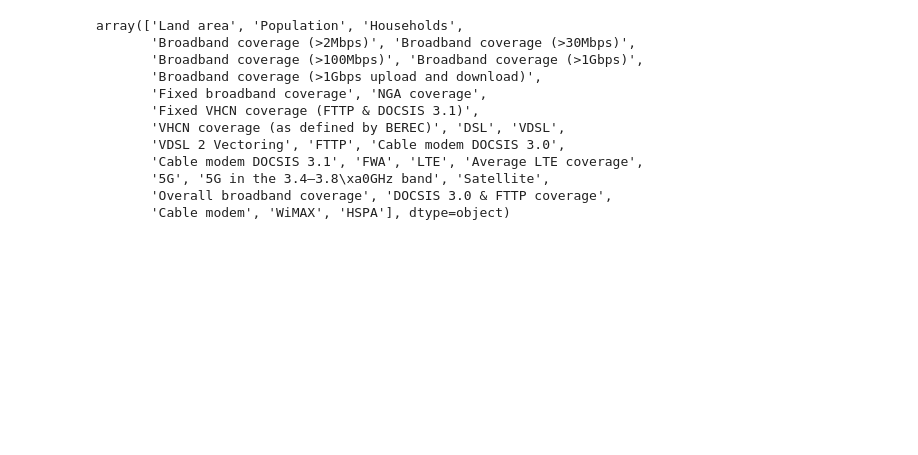
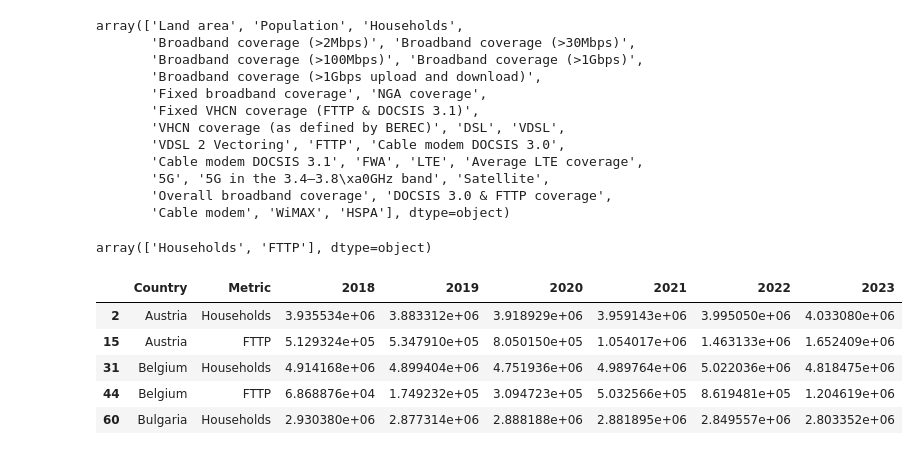
Before and after one commit to yuliiabosher/Fiber-optic-project, a Jupyter notebook: EU_historical_data.ipynb, the cells around one changed output. Saved outputs shown, nothing was run; the diff lists cells and outputs as text; code cells hidden in the pictures; blank space fills up the shorter version.

```diff
--- a/EU_historical_data.ipynb
+++ b/EU_historical_data.ipynb
@@ -60,3 +91,15 @@ array(['Land area', 'Population', 'Households',
        '5G', '5G in the 3.4–3.8\xa0GHz band', 'Satellite',
        'Overall broadband coverage', 'DOCSIS 3.0 & FTTP coverage',
        'Cable modem', 'WiMAX', 'HSPA'], dtype=object)
+# %%
+eu_broadband = eu_broadband.query('`Metric` == "FTTP" | `Metric` == "Households"')
+display(eu_broadband['Metric'].unique())
+display(eu_broadband.head())
+# %% [output]
+array(['Households', 'FTTP'], dtype=object)
+|  | Country | Metric | 2018 | 2019 | 2020 | 2021 | 2022 | 2023 |
+| 2 | Austria | Households | 3.935534e+06 | 3.883312e+06 | 3.918929e+06 | 3.959143e+06 | 3.995050e+06 | 4.033080e+06 |
+| 15 | Austria | FTTP | 5.129324e+05 | 5.347910e+05 | 8.050150e+05 | 1.054017e+06 | 1.463133e+06 | 1.652409e+06 |
+| 31 | Belgium | Households | 4.914168e+06 | 4.899404e+06 | 4.751936e+06 | 4.989764e+06 | 5.022036e+06 | 4.818475e+06 |
+| 44 | Belgium | FTTP | 6.868876e+04 | 1.749232e+05 | 3.094723e+05 | 5.032566e+05 | 8.619481e+05 | 1.204619e+06 |
+| 60 | Bulgaria | Households | 2.930380e+06 | 2.877314e+06 | 2.888188e+06 | 2.881895e+06 | 2.849557e+06 | 2.803352e+06 |
```
Also changed, not shown: parts of 8 cells of this notebook.
